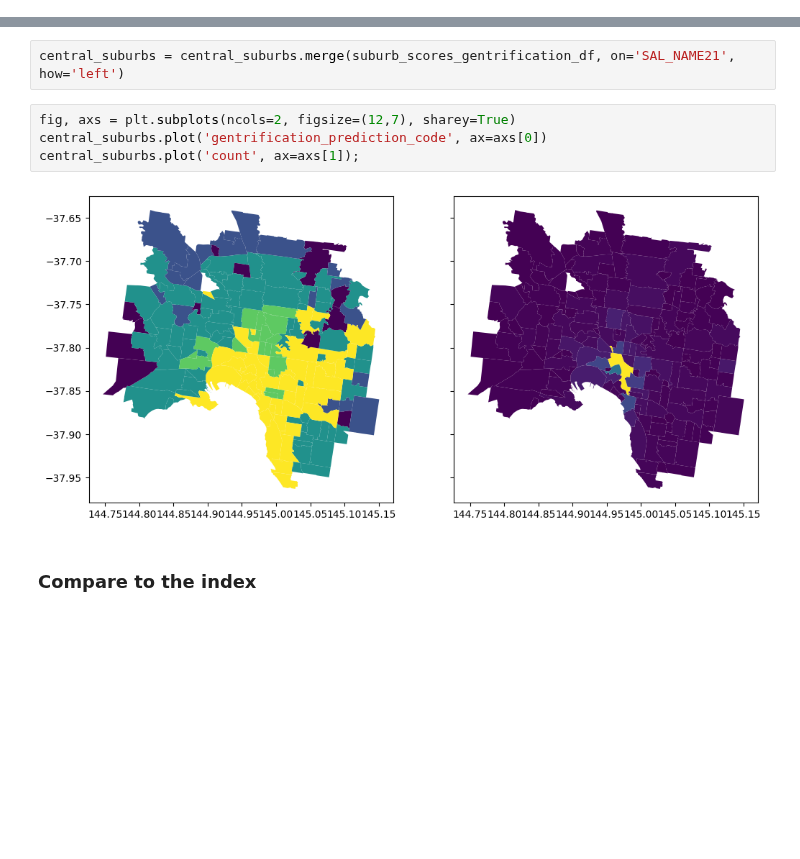
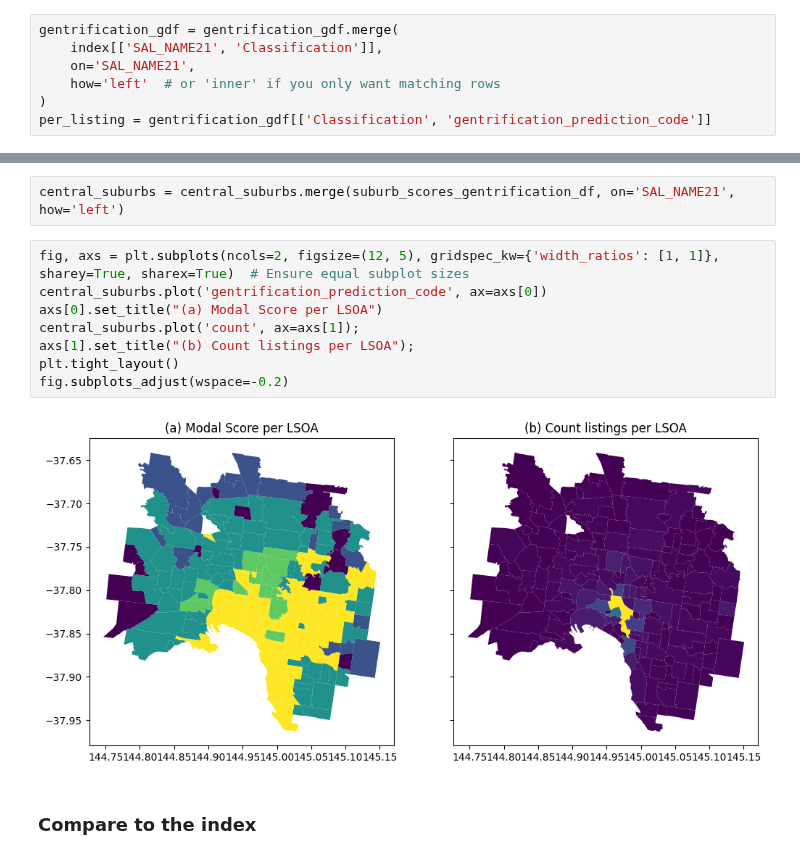
Before and after one commit to Urban-Analytics/INTEGRATE, a Jupyter notebook: llm/python/Molly/Melbourne/AnalyseScores-Melbourne_SpatialPlots.ipynb, the cells around one changed output, grey strips where cells are left out. Cells and saved outputs as stored; diff of their text form; blank space fills up the shorter version.

```diff
--- a/llm/python/Molly/Melbourne/AnalyseScores-Melbourne_SpatialPlots.ipynb
+++ b/llm/python/Molly/Melbourne/AnalyseScores-Melbourne_SpatialPlots.ipynb
@@ -60,6 +61,13 @@ gentrification_gdf.plot(ax=ax,  markersize=5);
 [figure]
 # %% [markdown]
 ### Get summary score for each suburb
+# %%
+gentrification_gdf = gentrification_gdf.merge(
+    index[['SAL_NAME21', 'Classification']],
+    on='SAL_NAME21',
+    how='left'  # or 'inner' if you only want matching rows
+)
+per_listing = gentrification_gdf[['Classification', 'gentrification_prediction_code']]
 # %%
 suburb_scores_gentrification = gentrification_gdf.groupby("SAL_NAME21")["gentrification_prediction_code"].agg(lambda x: pd.Series.mode(x).iloc[0])
 suburb_scores_gentrification_df = pd.DataFrame(suburb_scores_gentrification)
@@ -73,11 +81,15 @@ suburb_scores_gentrification_df = suburb_scores_gentrification_df.merge(suburb_c
 # %%
 central_suburbs = central_suburbs.merge(suburb_scores_gentrification_df, on='SAL_NAME21', how='left')
 # %%
-fig, axs = plt.subplots(ncols=2, figsize=(12,7), sharey=True)
+fig, axs = plt.subplots(ncols=2, figsize=(12, 5), gridspec_kw={'width_ratios': [1, 1]}, sharey=True, sharex=True)  # Ensure equal subplot sizes
 central_suburbs.plot('gentrification_prediction_code', ax=axs[0])
+axs[0].set_title("(a) Modal Score per LSOA")
 central_suburbs.plot('count', ax=axs[1]);
+axs[1].set_title("(b) Count listings per LSOA");
+plt.tight_layout()
+fig.subplots_adjust(wspace=-0.2)
 # %% [output]
-[figure, old version]
+[figure, new version]
 # %% [markdown]
 ### Compare to the index
 # %%
```
Also changed, not shown: parts of 16 cells of this notebook, 4 other files.
